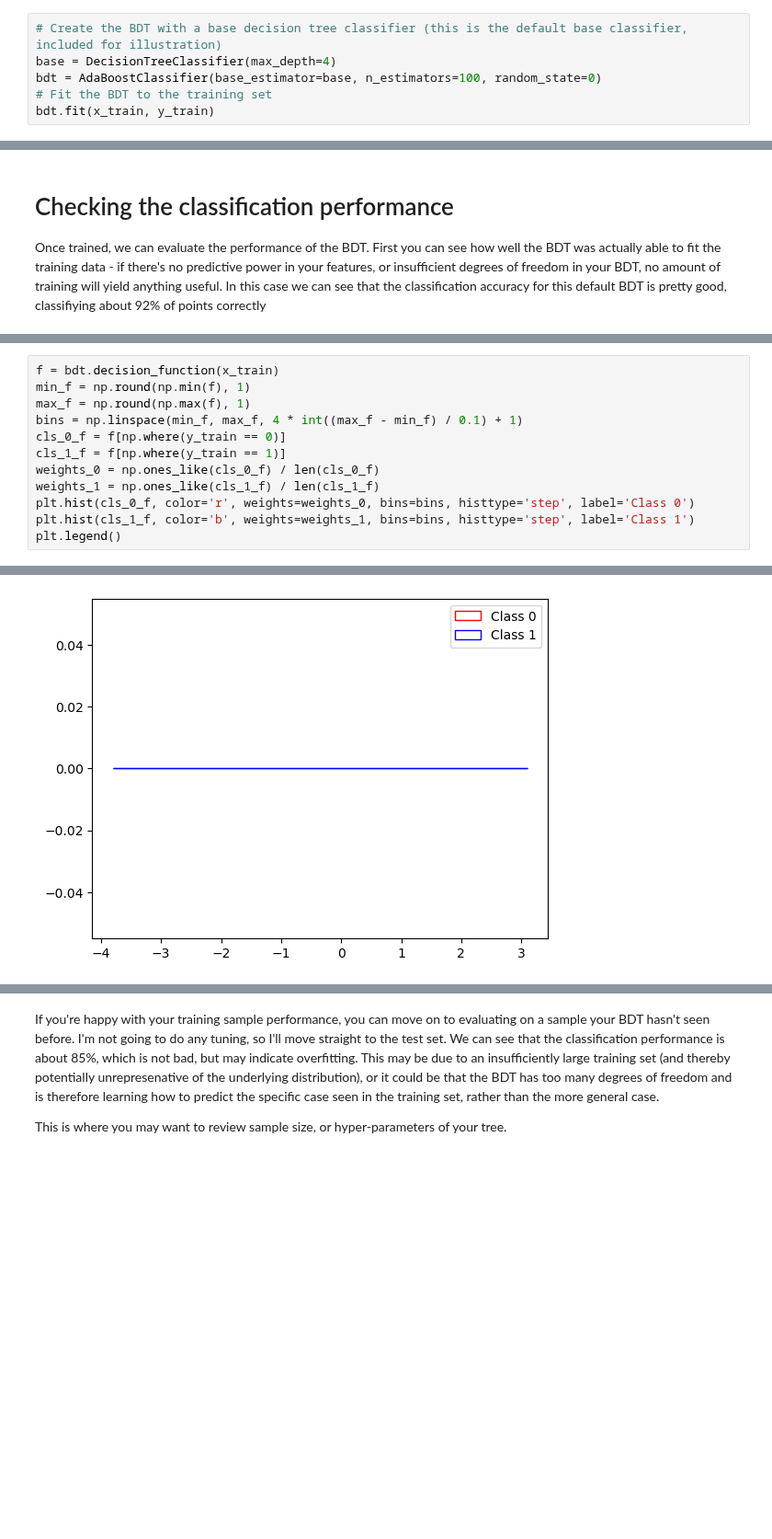
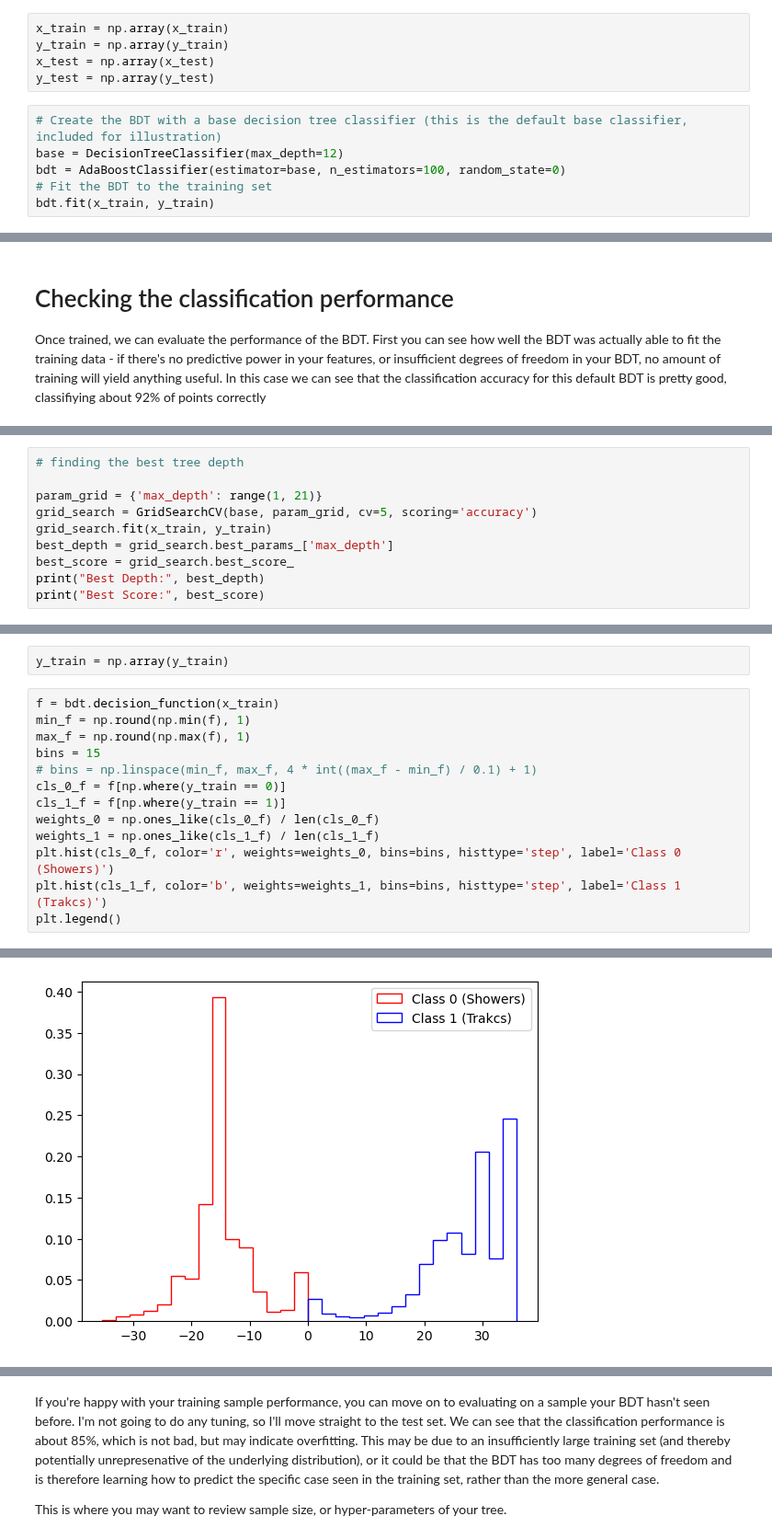
Before and after one commit to mohummudh/neutrinos-dune, a Jupyter notebook: mohammed/BDT/BDTneutrino.ipynb, the cells around one changed output, grey strips where cells are left out. Shown at 92% size. Cells and saved outputs as stored; diff of their text form; blank space fills up the shorter version.

```diff
--- a/mohammed/BDT/BDTneutrino.ipynb
+++ b/mohammed/BDT/BDTneutrino.ipynb
@@ -662,10 +624,15 @@ y_train
 Now we can create the BDT itself. The BDT (AdaBoostClassifier) will be composed of many base trees (DecisionTreeClassifier). This is essentially the default set up for a BDT, you can find details of the arguments used here and many other hyper-parameters (essentially the parameters that describe the structure of the tree, rather than physics variables) via the SK learn documentation. Note comparing the performance of your BDT for different values of max-depth, for example, is the sort of task you would perform (after training) with the validation set, and once you've settled on a 'best' set of hyper-parameters, then you would perform a final evaluation of that tree using the test set.
 
 Having defined the tree in these first two, the next step is to train the BDT by simply calling the fit function and supplying the training features (x_train) and labels (y_train).
+# %%
+x_train = np.array(x_train)
+y_train = np.array(y_train)
+x_test = np.array(x_test)
+y_test = np.array(y_test)
 # %%
 # Create the BDT with a base decision tree classifier (this is the default base classifier, included for illustration)
-base = DecisionTreeClassifier(max_depth=4)
-bdt = AdaBoostClassifier(base_estimator=base, n_estimators=100, random_state=0)
+base = DecisionTreeClassifier(max_depth=12)
+bdt = AdaBoostClassifier(estimator=base, n_estimators=100, random_state=0)
 # Fit the BDT to the training set
 bdt.fit(x_train, y_train)
 # %% [output]
@@ -682,0 +650,10 @@ bdt.score(x_train, y_train)
+# %%
+# finding the best tree depth
+
+param_grid = {'max_depth': range(1, 21)}
+grid_search = GridSearchCV(base, param_grid, cv=5, scoring='accuracy')
+grid_search.fit(x_train, y_train)
+best_depth = grid_search.best_params_['max_depth']
+best_score = grid_search.best_score_
+print("Best Depth:", best_depth)
+print("Best Score:", best_score)
@@ -683,15 +663,18 @@ bdt.score(x_train, y_train)
+# %%
+y_train = np.array(y_train)
 # %%
 f = bdt.decision_function(x_train)
 min_f = np.round(np.min(f), 1)
 max_f = np.round(np.max(f), 1)
-bins = np.linspace(min_f, max_f, 4 * int((max_f - min_f) / 0.1) + 1)
+bins = 15
+# bins = np.linspace(min_f, max_f, 4 * int((max_f - min_f) / 0.1) + 1)
 cls_0_f = f[np.where(y_train == 0)]
 cls_1_f = f[np.where(y_train == 1)]
 weights_0 = np.ones_like(cls_0_f) / len(cls_0_f)
 weights_1 = np.ones_like(cls_1_f) / len(cls_1_f)
-plt.hist(cls_0_f, color='r', weights=weights_0, bins=bins, histtype='step', label='Class 0')
-plt.hist(cls_1_f, color='b', weights=weights_1, bins=bins, histtype='step', label='Class 1')
+plt.hist(cls_0_f, color='r', weights=weights_0, bins=bins, histtype='step', label='Class 0 (Showers)')
+plt.hist(cls_1_f, color='b', weights=weights_1, bins=bins, histtype='step', label='Class 1 (Trakcs)')
 plt.legend()
 # %% [output]
 <matplotlib.legend.Legend at 0x...>
-[figure, old version]
+[figure, new version]
```
Also changed, not shown: parts of 15 cells of this notebook, 4 other files.
